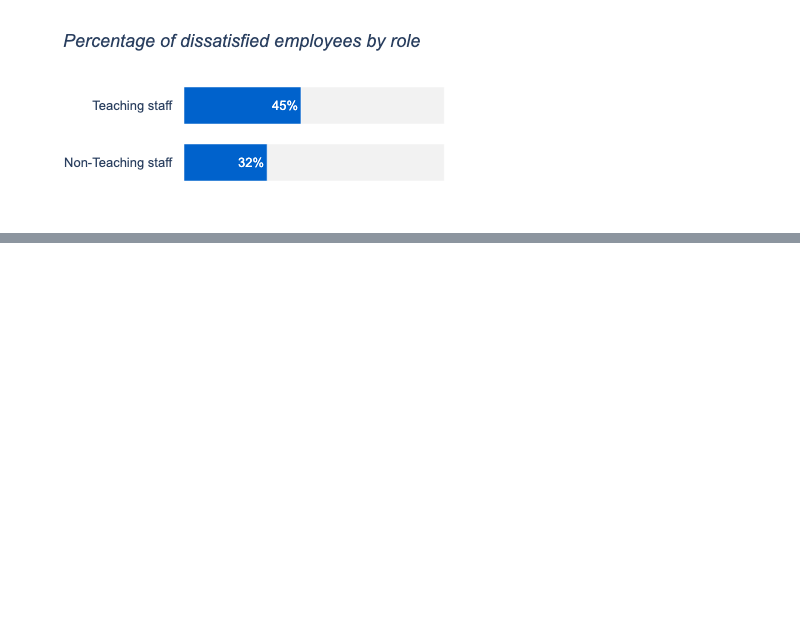
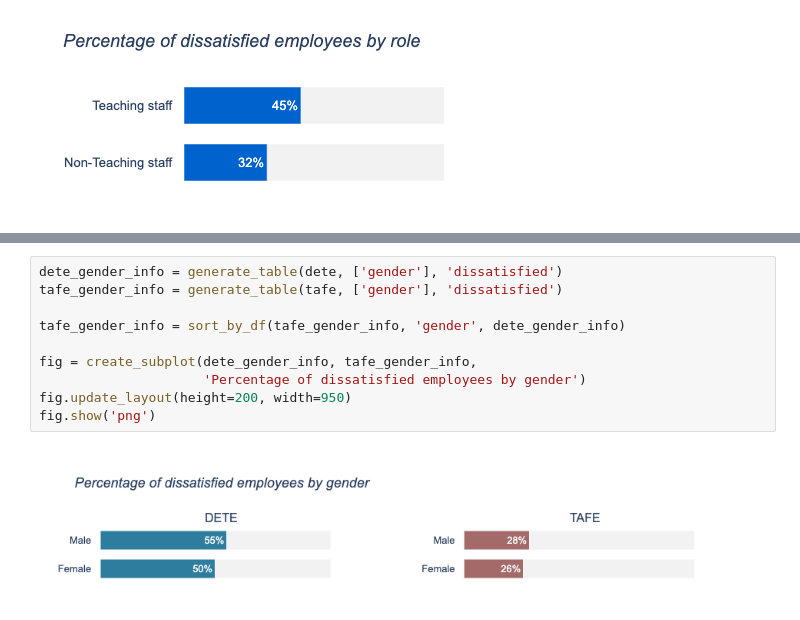
Before and after one commit to Lippins/Employee_exit_surveys, a Jupyter notebook: notebook.ipynb, the cells around one changed output, grey strips where cells are left out. Drawn from its saved outputs; the diff is of its cells as text; blank space fills up the shorter version.

```diff
--- a/notebook.ipynb
+++ b/notebook.ipynb
@@ -1394,0 +1465,12 @@ fig.show('png')
+# %%
+dete_gender_info = generate_table(dete, ['gender'], 'dissatisfied')
+tafe_gender_info = generate_table(tafe, ['gender'], 'dissatisfied')
+
+tafe_gender_info = sort_by_df(tafe_gender_info, 'gender', dete_gender_info)
+
+fig = create_subplot(dete_gender_info, tafe_gender_info,
+                     'Percentage of dissatisfied employees by gender')
+fig.update_layout(height=200, width=950)
+fig.show('png')
+# %% [output]
+[figure, added]
```
Also changed, not shown: parts of 6 cells of this notebook.
